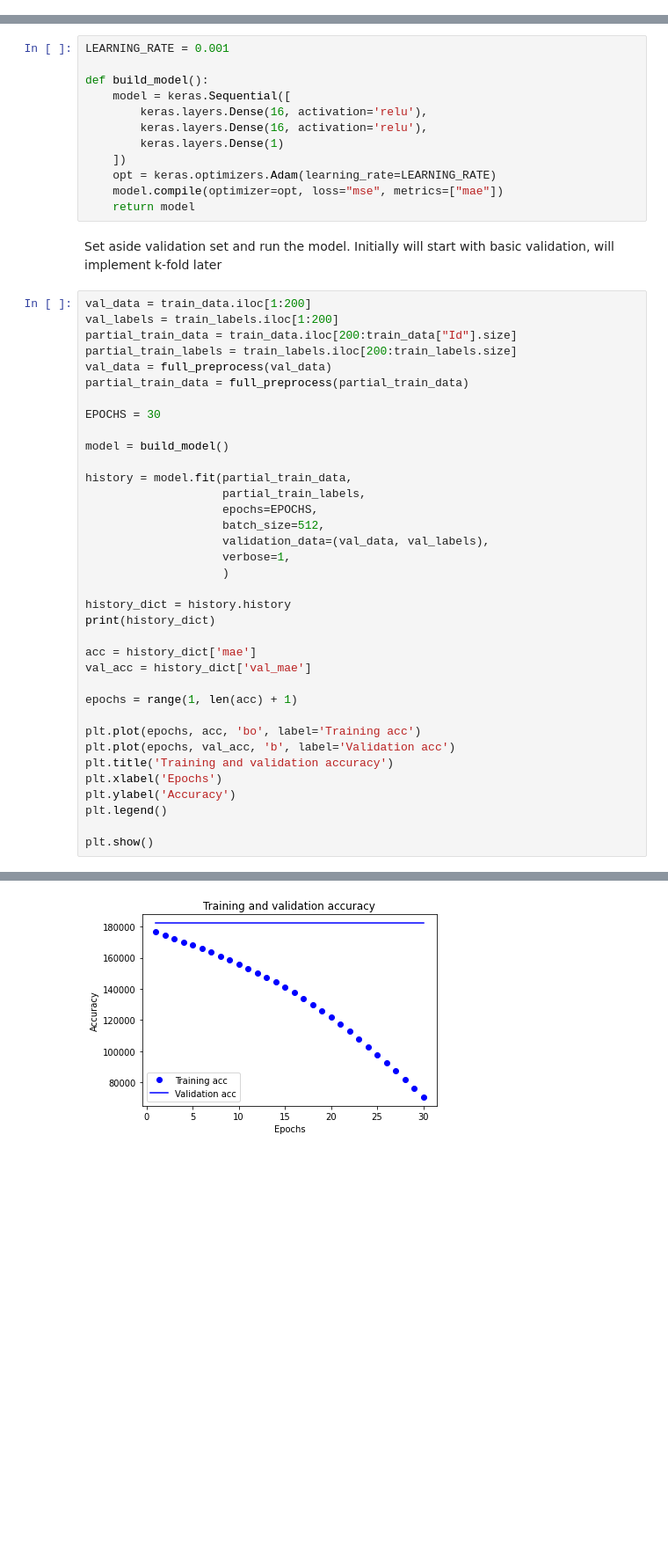
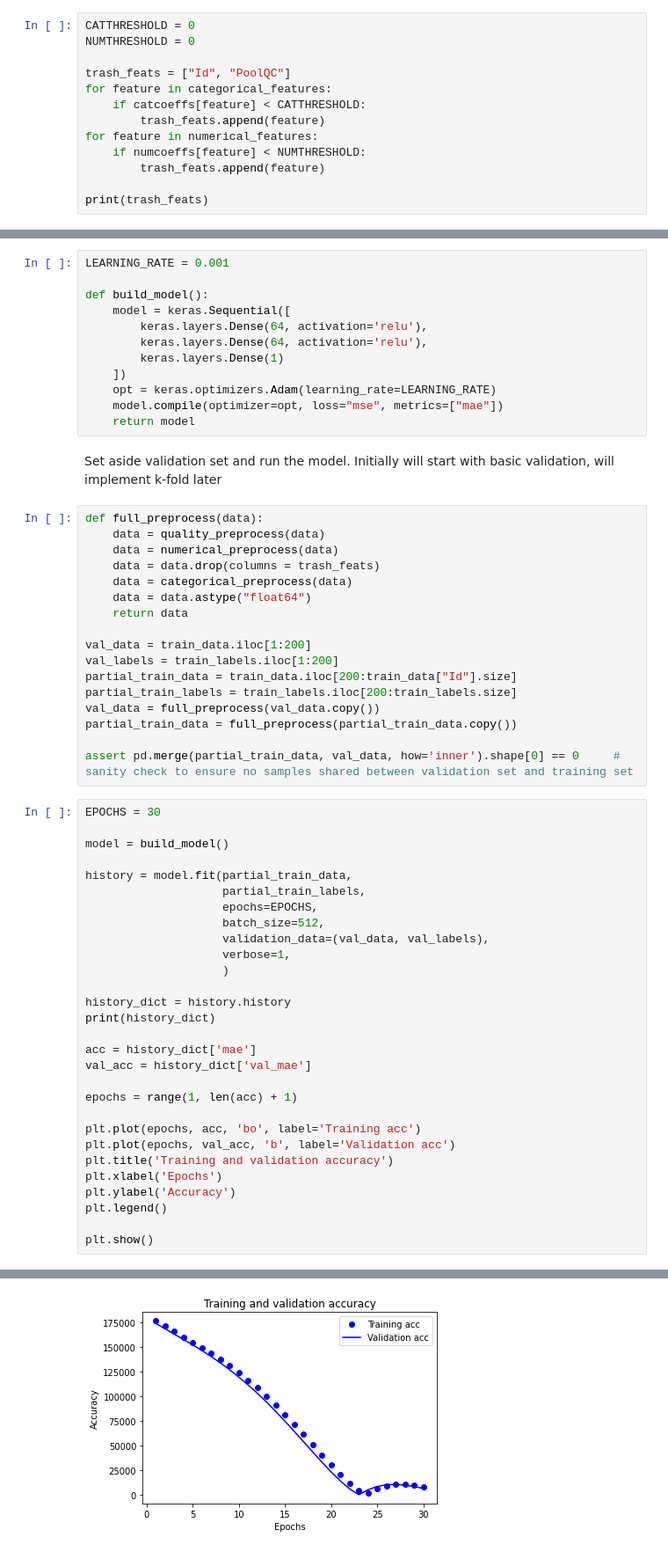
Before and after one commit to ChrisPWilliams/kaggle_house_prices, a Jupyter notebook: house-prices-comp-code.ipynb, the cells around one changed output, grey strips where cells are left out. Shown: that part at 88% size. Cells and saved outputs as stored; diff of their text form; blank space fills up the shorter version.

```diff
--- a/house-prices-comp-code.ipynb
+++ b/house-prices-comp-code.ipynb
@@ -308,0 +369,13 @@ def full_preprocess(data):
+# %%
+CATTHRESHOLD = 0
+NUMTHRESHOLD = 0
+
+trash_feats = ["Id", "PoolQC"]
+for feature in categorical_features:
+    if catcoeffs[feature] < CATTHRESHOLD:
+        trash_feats.append(feature)
+for feature in numerical_features:
+    if numcoeffs[feature] < NUMTHRESHOLD:
+        trash_feats.append(feature)
+
+print(trash_feats)
@@ -313,8 +388,8 @@ LEARNING_RATE = 0.001
 
 def build_model():
     model = keras.Sequential([
-        keras.layers.Dense(16, activation='relu'),
-        keras.layers.Dense(16, activation='relu'),
+        keras.layers.Dense(64, activation='relu'),
+        keras.layers.Dense(64, activation='relu'),
         keras.layers.Dense(1)
     ])
     opt = keras.optimizers.Adam(learning_rate=LEARNING_RATE)
@@ -322,14 +397,24 @@ def build_model():
     return model
 # %% [markdown]
 Set aside validation set and run the model. Initially will start with basic validation, will implement k-fold later
+# %%
+def full_preprocess(data):
+    data = quality_preprocess(data)
+    data = numerical_preprocess(data)
+    data = data.drop(columns = trash_feats)
+    data = categorical_preprocess(data)
+    data = data.astype("float64")
+    return data
+
+val_data = train_data.iloc[1:200]
+val_labels = train_labels.iloc[1:200]
+partial_train_data = train_data.iloc[200:train_data["Id"].size]
+partial_train_labels = train_labels.iloc[200:train_labels.size]
+val_data = full_preprocess(val_data.copy())
+partial_train_data = full_preprocess(partial_train_data.copy())
+
+assert pd.merge(partial_train_data, val_data, how='inner').shape[0] == 0     # sanity check to ensure no samples shared between validation set and training set
 # %%
-val_data = train_data.iloc[1:200]
-val_labels = train_labels.iloc[1:200]
-partial_train_data = train_data.iloc[200:train_data["Id"].size]
-partial_train_labels = train_labels.iloc[200:train_labels.size]
-val_data = full_preprocess(val_data)
-partial_train_data = full_preprocess(partial_train_data)
-
 EPOCHS = 30
 
 model = build_model()
@@ -396 +466 @@ Epoch 30/30
-[figure, old version]
+[figure, new version]
```
Also changed, not shown: parts of 10 cells of this notebook.
